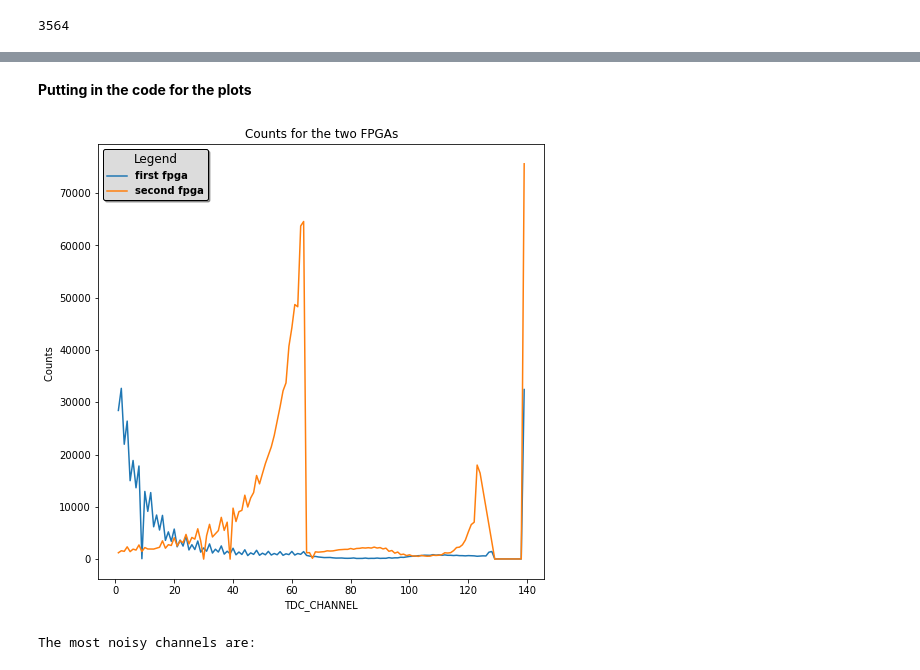
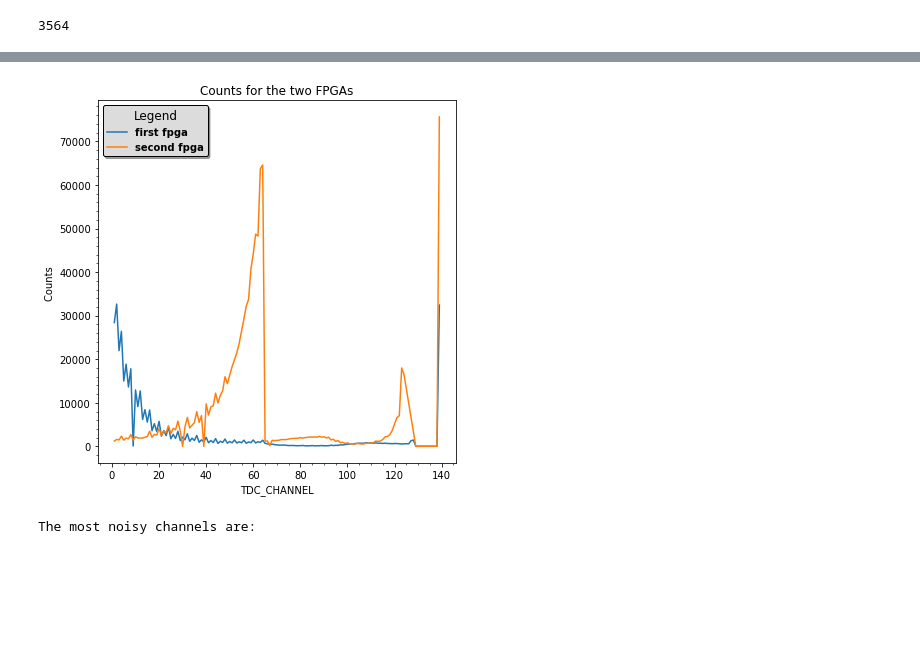
Before and after one commit to tommasoamico/LaboratoryOfComputationalPhysics_Y4, a Jupyter notebook: 05ex_Pandas.ipynb, the cells around one changed output, grey strips where cells are left out. Drawn from its saved outputs; the diff is of its cells as text; code cells hidden in the pictures; blank space fills up the shorter version.

```diff
--- a/05ex_Pandas.ipynb
+++ b/05ex_Pandas.ipynb
@@ -127,15 +124,15 @@ data2.head(10)
-# %% [markdown]
-**Putting in the code for the plots**
 # %%
-plt.figure(1, figsize=(8, 8))
+#code for the plot
+fig, ax = plt.subplots(nrows= 1, ncols=1, figsize=(6, 6))
 data[data['FPGA']==1].groupby('TDC_CHANNEL').count().iloc[:,0].plot(label='first fpga')
 data[data['FPGA']==0].groupby('TDC_CHANNEL').count().iloc[:,0].plot(label='second fpga')
-plt.ylabel("Counts ")
-plt.title('Counts for the two FPGAs')
-plt.legend(shadow=True, framealpha=1, facecolor='gainsboro', edgecolor='black', title='Legend', title_fontsize='large', prop={'weight':'bold','size':10})
-plt.show()
+ax.set_ylabel("Counts ")
+ax.set_title('Counts for the two FPGAs')
+ax.minorticks_on()
+ax.legend(shadow=True, framealpha=1, facecolor='gainsboro', edgecolor='black', title='Legend', title_fontsize='large', prop={'weight':'bold','size':10})
+fig.tight_layout()
 # %% [output]
-[figure, old version]
+[figure, new version]
 # %%
 # Finding the most noisy channels
 group = data.groupby(['TDC_CHANNEL']).TDC_CHANNEL.count().sort_values(ascending=False)
```
Also changed, not shown: parts of 7 cells of this notebook, 6 other files.
